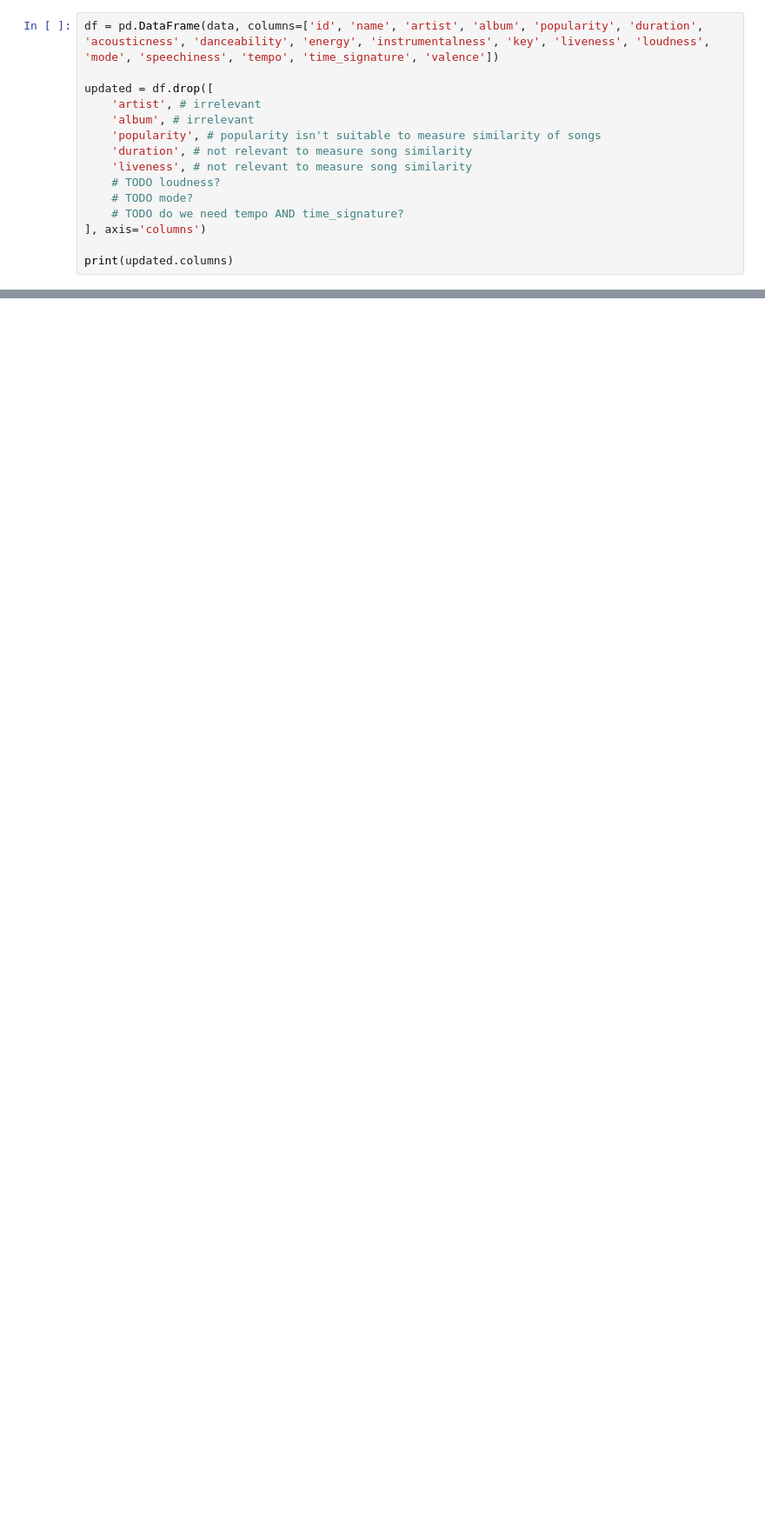
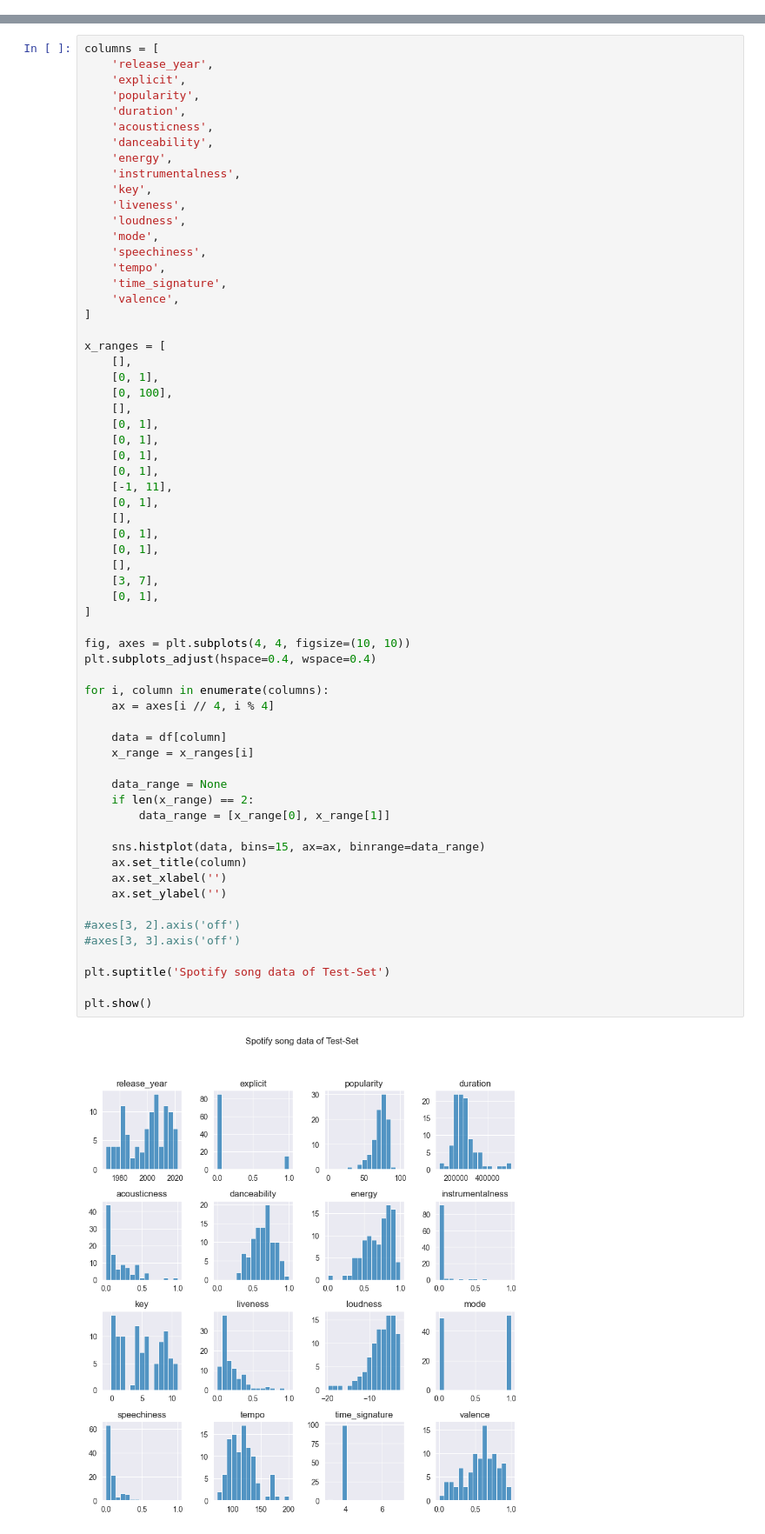
Before and after one commit to jamiany/dspro1, a Jupyter notebook: data_preparation/api.ipynb, the cells around one changed output, grey strips where cells are left out. Shown: that part at 87% size. Saved outputs shown, nothing was run; the diff lists cells and outputs as text; blank space fills up the shorter version.

```diff
--- a/data_preparation/api.ipynb
+++ b/data_preparation/api.ipynb
@@ -42,15 +57,0 @@ for idx, item in enumerate(results['items']):
-# %%
-df = pd.DataFrame(data, columns=['id', 'name', 'artist', 'album', 'popularity', 'duration', 'acousticness', 'danceability', 'energy', 'instrumentalness', 'key', 'liveness', 'loudness', 'mode', 'speechiness', 'tempo', 'time_signature', 'valence'])
-
-updated = df.drop([
-    'artist', # irrelevant
-    'album', # irrelevant
-    'popularity', # popularity isn't suitable to measure similarity of songs
-    'duration', # not relevant to measure song similarity
-    'liveness', # not relevant to measure song similarity
-    # TODO loudness?
-    # TODO mode?
-    # TODO do we need tempo AND time_signature?
-], axis='columns')
-
-print(updated.columns)
@@ -61,0 +60,65 @@ Index(['id', 'name', 'acousticness', 'danceability', 'energy',
+# %%
+columns = [
+    'release_year',
+    'explicit',
+    'popularity',
+    'duration',
+    'acousticness',
+    'danceability',
+    'energy',
+    'instrumentalness',
+    'key',
+    'liveness',
+    'loudness',
+    'mode',
+    'speechiness',
+    'tempo',
+    'time_signature',
+    'valence',
+]
+
+x_ranges = [
+    [],
+    [0, 1],
+    [0, 100],
+    [],
+    [0, 1],
+    [0, 1],
+    [0, 1],
+    [0, 1],
+    [-1, 11],
+    [0, 1],
+    [],
+    [0, 1],
+    [0, 1],
+    [],
+    [3, 7],
+    [0, 1],
+]
+
+fig, axes = plt.subplots(4, 4, figsize=(10, 10))
+plt.subplots_adjust(hspace=0.4, wspace=0.4)
+
+for i, column in enumerate(columns):
+    ax = axes[i // 4, i % 4]
+
+    data = df[column]
+    x_range = x_ranges[i]
+
+    data_range = None
+    if len(x_range) == 2:
+        data_range = [x_range[0], x_range[1]]
+
+    sns.histplot(data, bins=15, ax=ax, binrange=data_range)
+    ax.set_title(column)
+    ax.set_xlabel('')
+    ax.set_ylabel('')
+
+#axes[3, 2].axis('off')
+#axes[3, 3].axis('off')
+
+plt.suptitle('Spotify song data of Test-Set')
+
+plt.show()
+# %% [output]
+[figure, added]
```
Also changed, not shown: parts of 21 cells of this notebook.
